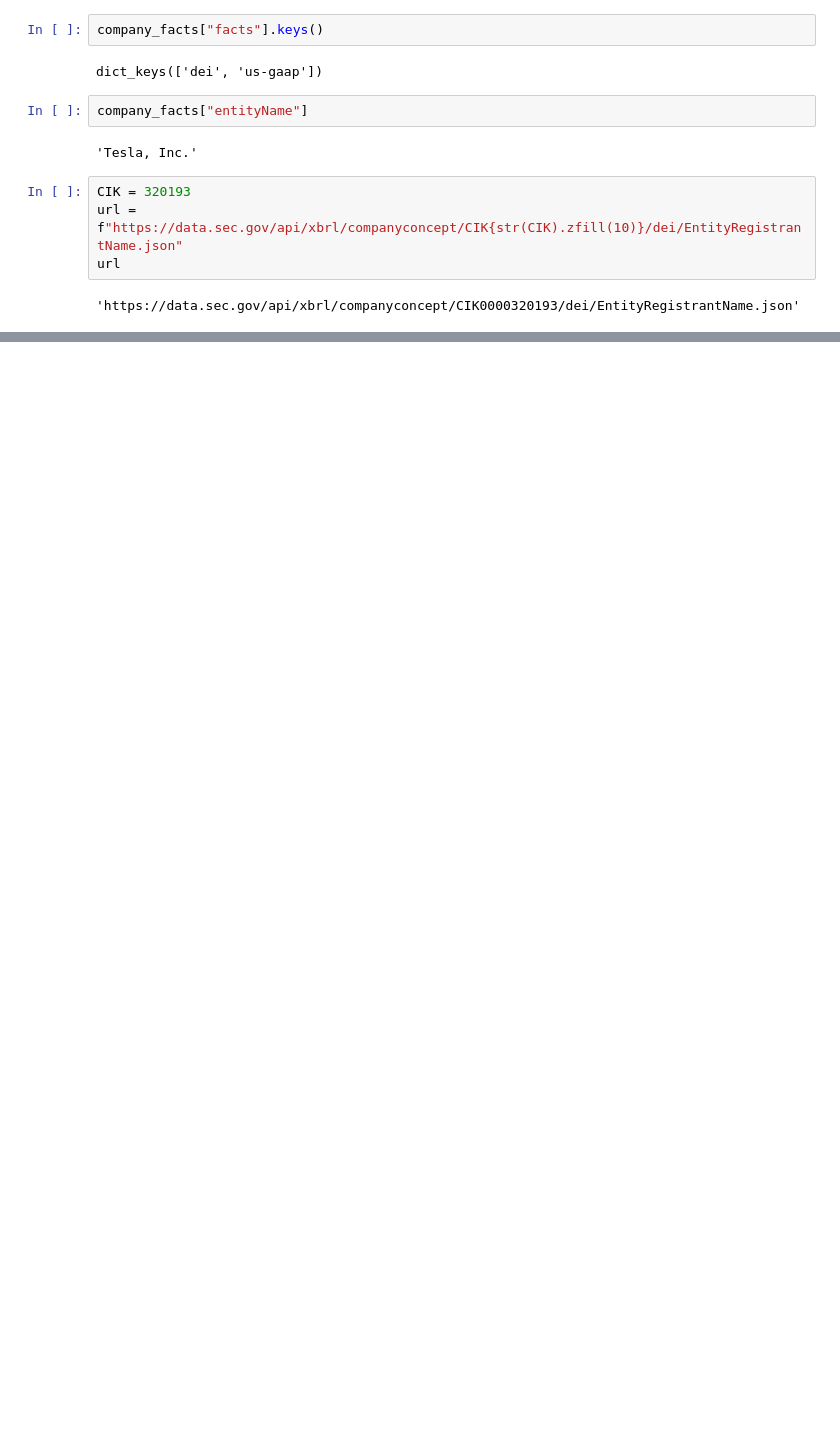
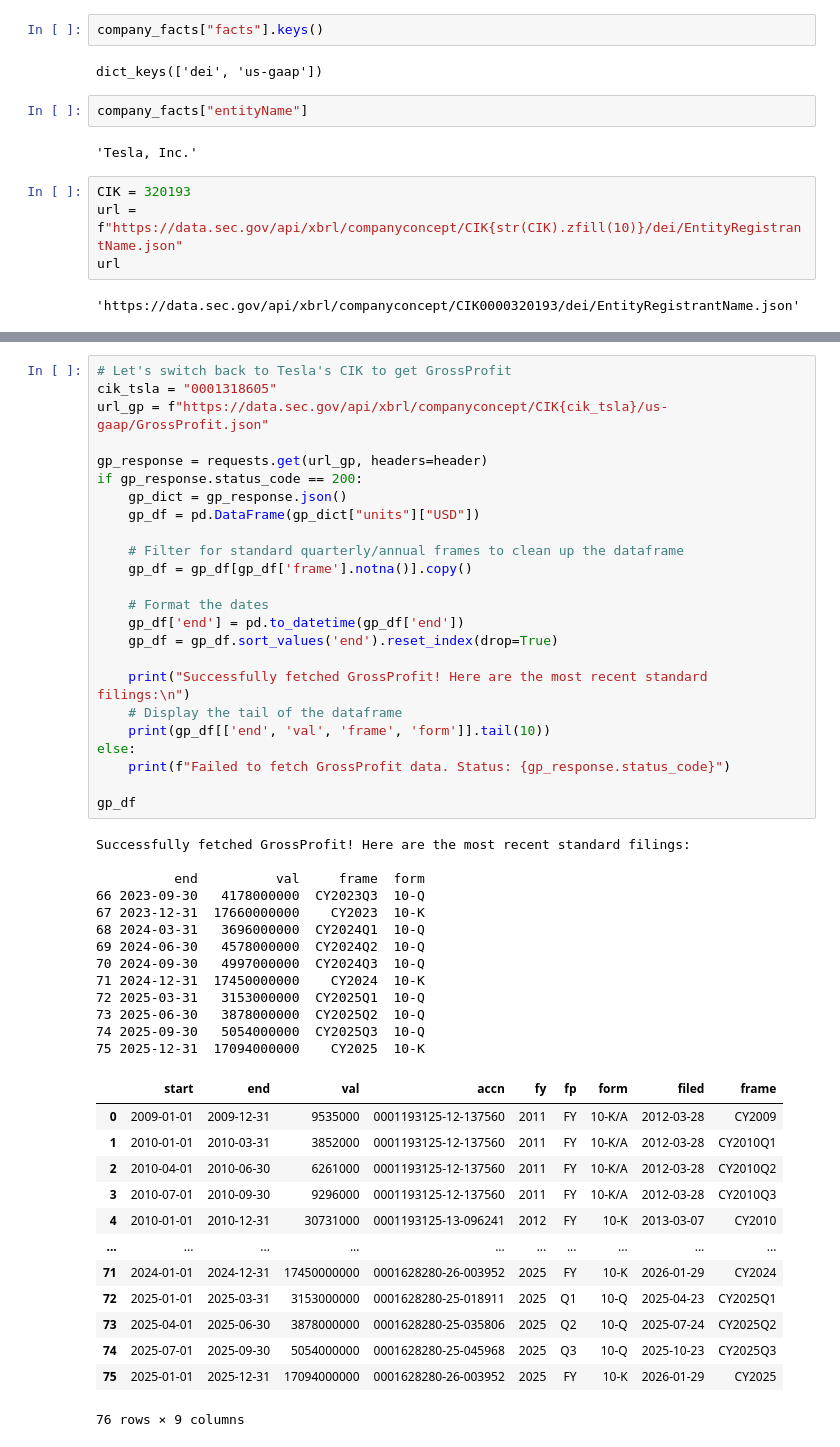
Before and after one commit to alanwnl/machine-learning-for-trading, a Jupyter notebook: 02_market_and_fundamental_data/04_sec_edgar/extracting-data-from-sec-edgar-restful-apis.ipynb, the cells around one changed output, grey strips where cells are left out. Drawn from its saved outputs; the diff is of its cells as text; blank space fills up the shorter version.

```diff
--- a/02_market_and_fundamental_data/04_sec_edgar/extracting-data-from-sec-edgar-restful-apis.ipynb
+++ b/02_market_and_fundamental_data/04_sec_edgar/extracting-data-from-sec-edgar-restful-apis.ipynb
@@ -491,0 +479,51 @@ url
+# %%
+# Let's switch back to Tesla's CIK to get GrossProfit
+cik_tsla = "0001318605"
+url_gp = f"https://data.sec.gov/api/xbrl/companyconcept/CIK{cik_tsla}/us-gaap/GrossProfit.json"
+
+gp_response = requests.get(url_gp, headers=header)
+if gp_response.status_code == 200:
+    gp_dict = gp_response.json()
+    gp_df = pd.DataFrame(gp_dict["units"]["USD"])
+
+    # Filter for standard quarterly/annual frames to clean up the dataframe
+    gp_df = gp_df[gp_df['frame'].notna()].copy()
+
+    # Format the dates
+    gp_df['end'] = pd.to_datetime(gp_df['end'])
+    gp_df = gp_df.sort_values('end').reset_index(drop=True)
+
+    print("Successfully fetched GrossProfit! Here are the most recent standard filings:\n")
+    # Display the tail of the dataframe
+    print(gp_df[['end', 'val', 'frame', 'form']].tail(10))
+else:
+    print(f"Failed to fetch GrossProfit data. Status: {gp_response.status_code}")
+
+gp_df
+# %% [output]
+Successfully fetched GrossProfit! Here are the most recent standard filings:
+
+          end          val     frame  form
+66 2023-09-30   4178000000  CY2023Q3  10-Q
+67 2023-12-31  17660000000    CY2023  10-K
+68 2024-03-31   3696000000  CY2024Q1  10-Q
+69 2024-06-30   4578000000  CY2024Q2  10-Q
+70 2024-09-30   4997000000  CY2024Q3  10-Q
+71 2024-12-31  17450000000    CY2024  10-K
+72 2025-03-31   3153000000  CY2025Q1  10-Q
+73 2025-06-30   3878000000  CY2025Q2  10-Q
+74 2025-09-30   5054000000  CY2025Q3  10-Q
+75 2025-12-31  17094000000    CY2025  10-K
+|  | start | end | val | accn | fy | fp | form | filed | frame |
+| 0 | 2009-01-01 | 2009-12-31 | 9535000 | 0001193125-12-137560 | 2011 | FY | 10-K/A | 2012-03-28 | CY2009 |
+| 1 | 2010-01-01 | 2010-03-31 | 3852000 | 0001193125-12-137560 | 2011 | FY | 10-K/A | 2012-03-28 | CY2010Q1 |
+| 2 | 2010-04-01 | 2010-06-30 | 6261000 | 0001193125-12-137560 | 2011 | FY | 10-K/A | 2012-03-28 | CY2010Q2 |
+| 3 | 2010-07-01 | 2010-09-30 | 9296000 | 0001193125-12-137560 | 2011 | FY | 10-K/A | 2012-03-28 | CY2010Q3 |
+| 4 | 2010-01-01 | 2010-12-31 | 30731000 | 0001193125-13-096241 | 2012 | FY | 10-K | 2013-03-07 | CY2010 |
+| ... | ... | ... | ... | ... | ... | ... | ... | ... | ... |
+| 71 | 2024-01-01 | 2024-12-31 | 17450000000 | 0001628280-26-003952 | 2025 | FY | 10-K | 2026-01-29 | CY2024 |
+| 72 | 2025-01-01 | 2025-03-31 | 3153000000 | 0001628280-25-018911 | 2025 | Q1 | 10-Q | 2025-04-23 | CY2025Q1 |
+| 73 | 2025-04-01 | 2025-06-30 | 3878000000 | 0001628280-25-035806 | 2025 | Q2 | 10-Q | 2025-07-24 | CY2025Q2 |
+| 74 | 2025-07-01 | 2025-09-30 | 5054000000 | 0001628280-25-045968 | 2025 | Q3 | 10-Q | 2025-10-23 | CY2025Q3 |
+| 75 | 2025-01-01 | 2025-12-31 | 17094000000 | 0001628280-26-003952 | 2025 | FY | 10-K | 2026-01-29 | CY2025 |
+76 rows × 9 columns
```
Also changed, not shown: parts of 16 cells of this notebook, 12 other files.
